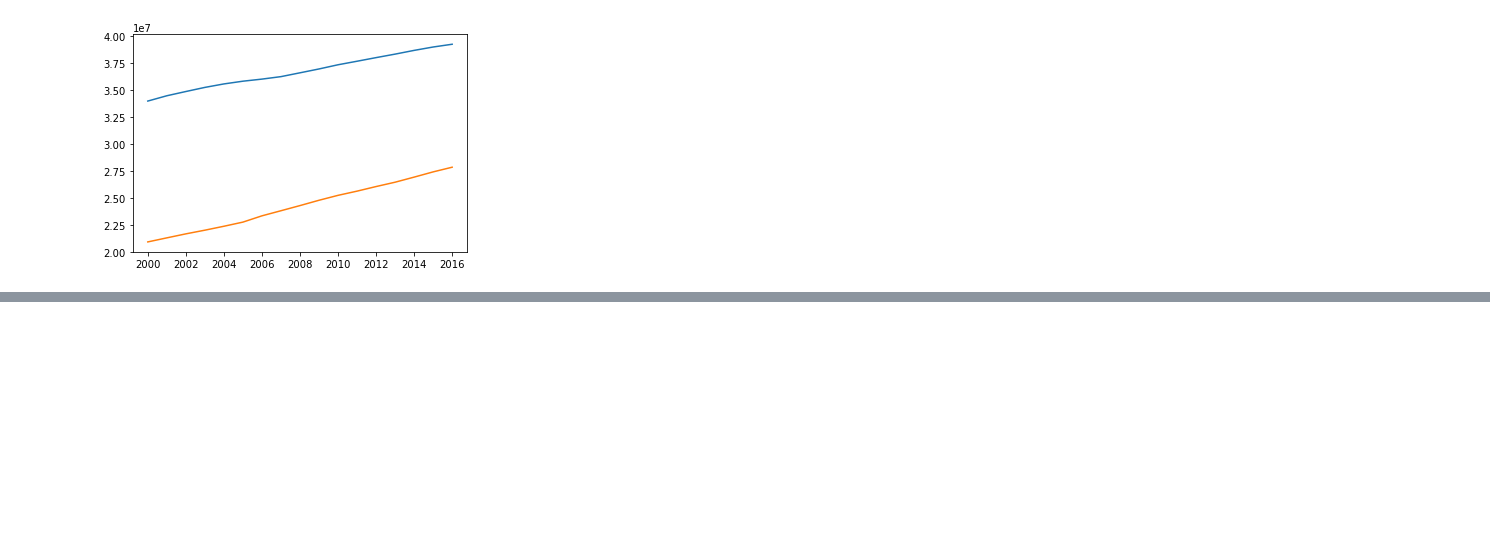
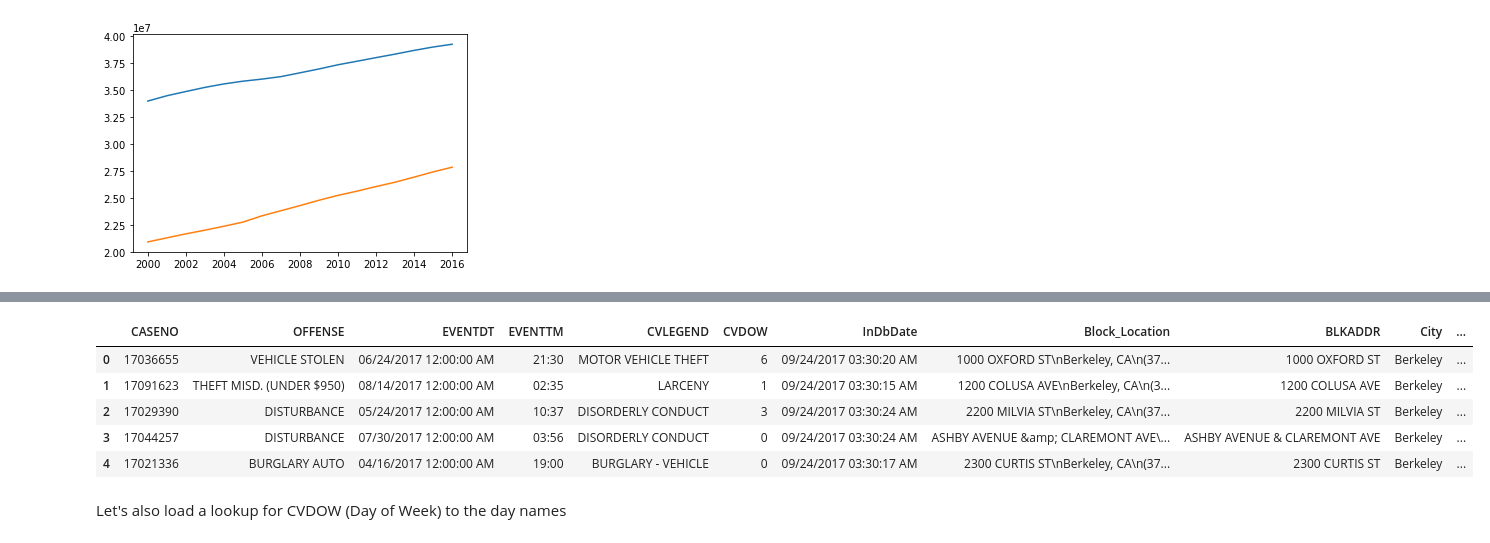
Before and after one commit to waddell/urban-informatics-and-visualization, a Jupyter notebook: 06-dataframes/Pandas-DataFrames-Part-2 .ipynb, the cells around one changed output, grey strips where cells are left out. Drawn from its saved outputs; the diff is of its cells as text; code cells hidden in the pictures; blank space fills up the shorter version.

```diff
--- a/06-dataframes/Pandas-DataFrames-Part-2 .ipynb
+++ b/06-dataframes/Pandas-DataFrames-Part-2 .ipynb
@@ -508,0 +712,12 @@ plt.plot(ST[['California', 'Texas']])
+# %%
+calls = pd.read_csv('data/Berkeley_PD_-_Calls_for_Service.csv')
+calls.head()
+# %% [output]
+|  | CASENO | OFFENSE | EVENTDT | EVENTTM | CVLEGEND | CVDOW | InDbDate | Block_Location | BLKADDR | City | ... |
+| 0 | 17036655 | VEHICLE STOLEN | 06/24/2017 12:00:00 AM | 21:30 | MOTOR VEHICLE THEFT | 6 | 09/24/2017 03:30:20 AM | 1000 OXFORD ST\nBerkeley, CA\n(37... | 1000 OXFORD ST | Berkeley | ... |
+| 1 | 17091623 | THEFT MISD. (UNDER $950) | 08/14/2017 12:00:00 AM | 02:35 | LARCENY | 1 | 09/24/2017 03:30:15 AM | 1200 COLUSA AVE\nBerkeley, CA\n(3... | 1200 COLUSA AVE | Berkeley | ... |
+| 2 | 17029390 | DISTURBANCE | 05/24/2017 12:00:00 AM | 10:37 | DISORDERLY CONDUCT | 3 | 09/24/2017 03:30:24 AM | 2200 MILVIA ST\nBerkeley, CA\n(37... | 2200 MILVIA ST | Berkeley | ... |
+| 3 | 17044257 | DISTURBANCE | 07/30/2017 12:00:00 AM | 03:56 | DISORDERLY CONDUCT | 0 | 09/24/2017 03:30:24 AM | ASHBY AVENUE &amp; CLAREMONT AVE\... | ASHBY AVENUE & CLAREMONT AVE | Berkeley | ... |
+| 4 | 17021336 | BURGLARY AUTO | 04/16/2017 12:00:00 AM | 19:00 | BURGLARY - VEHICLE | 0 | 09/24/2017 03:30:17 AM | 2300 CURTIS ST\nBerkeley, CA\n(37... | 2300 CURTIS ST | Berkeley | ... |
+# %% [markdown]
+Let's also load a lookup for CVDOW (Day of Week) to the day names
```
Also changed, not shown: parts of 55 cells of this notebook.
